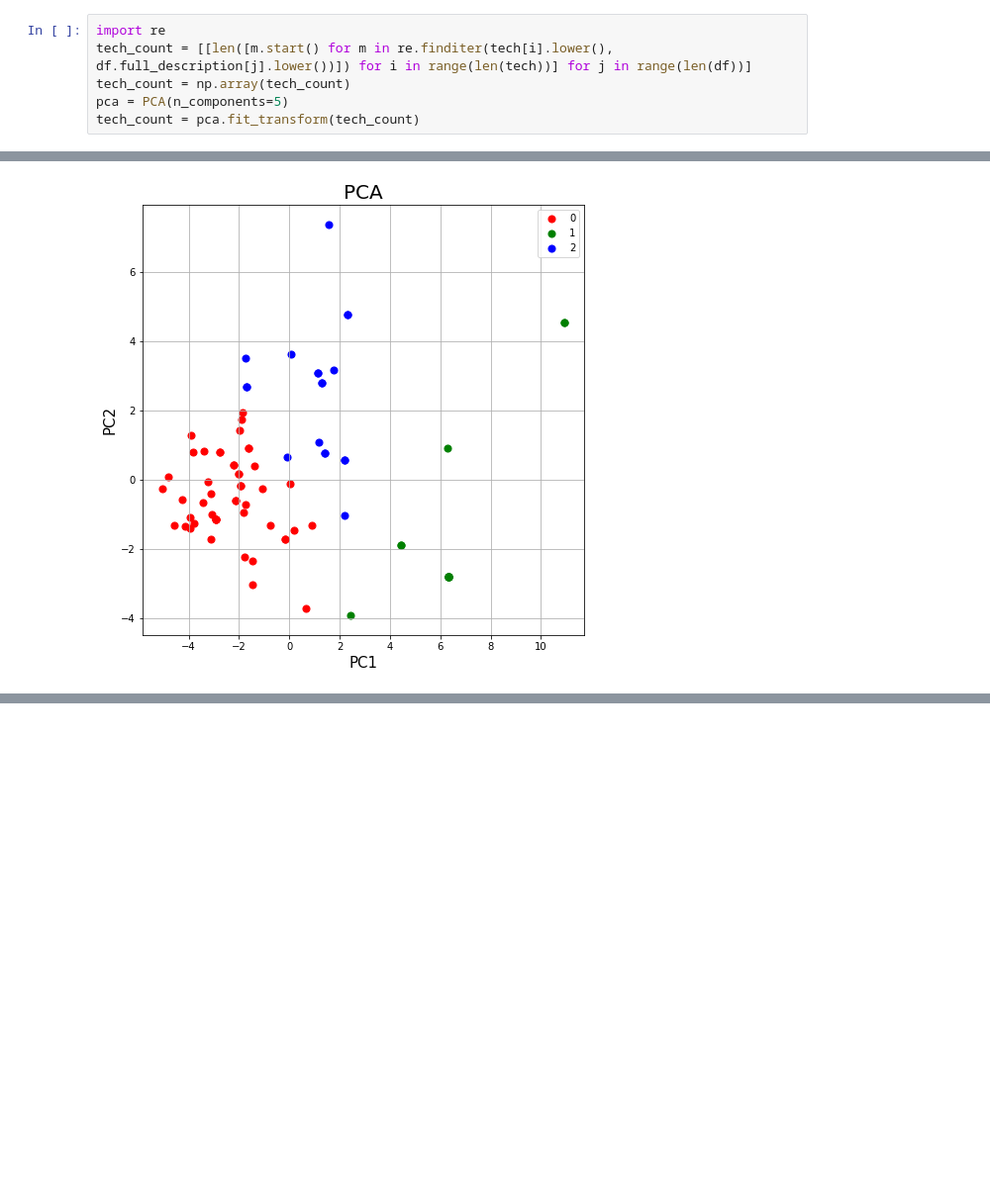
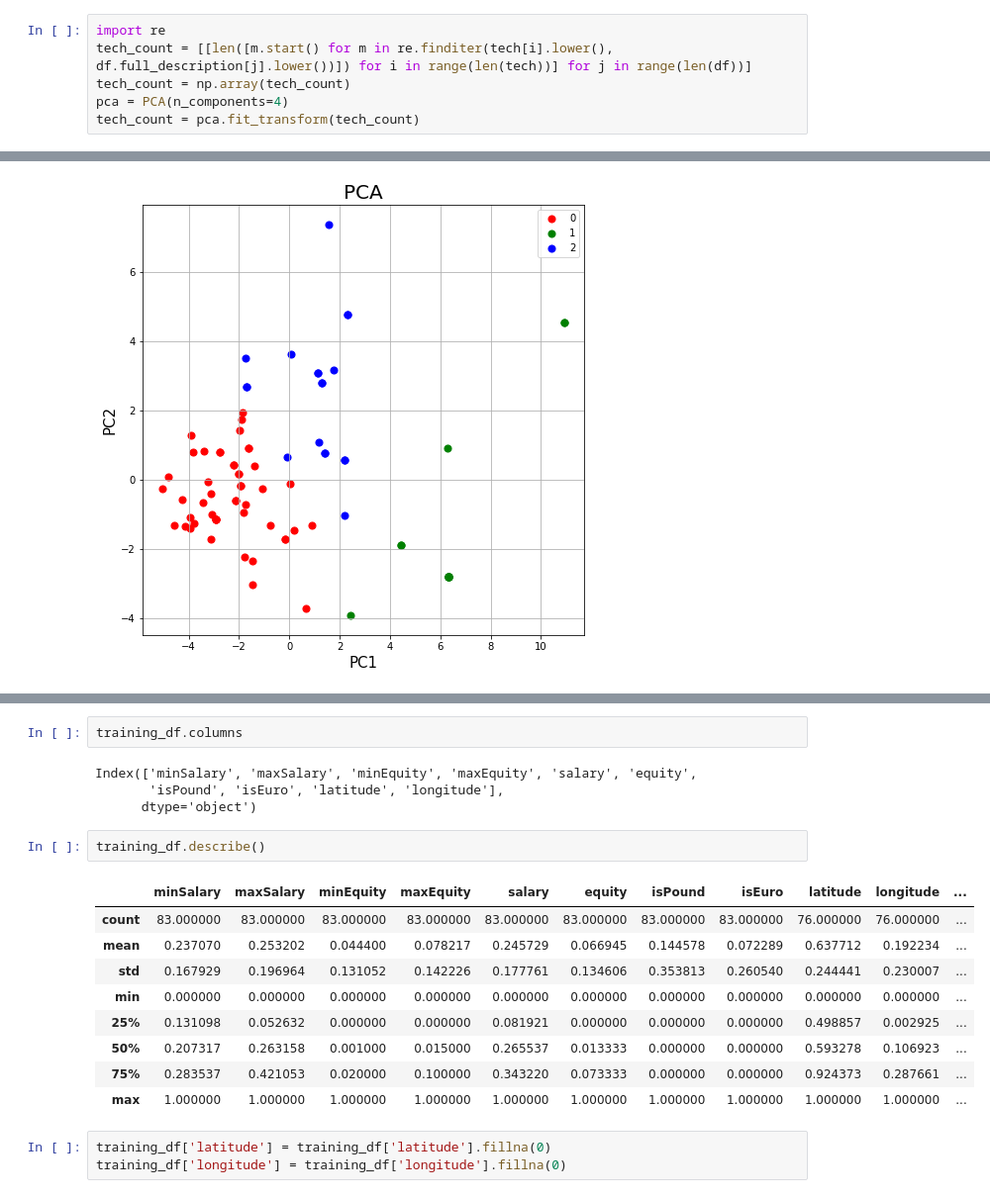
Before and after one commit to Santiago8888/Kin, a Jupyter notebook: Job_s_PCA_V1_1.ipynb, the cells around one changed output, grey strips where cells are left out. Shown: that part at 99% size. Drawn from its saved outputs; the diff is of its cells as text; blank space fills up the shorter version.

```diff
--- a/Job_s_PCA_V1_1.ipynb
+++ b/Job_s_PCA_V1_1.ipynb
@@ -210,5 +210,5 @@ with open('Data/tech.json') as json_file: tech = json.load(json_file)
 import re
 tech_count = [[len([m.start() for m in re.finditer(tech[i].lower(), df.full_description[j].lower())]) for i in range(len(tech))] for j in range(len(df))]
 tech_count = np.array(tech_count)
-pca = PCA(n_components=5)
+pca = PCA(n_components=4)
 tech_count = pca.fit_transform(tech_count)
@@ -273,0 +317,21 @@ Clusters Size: 49 15 19
+# %%
+training_df.columns
+# %% [output]
+Index(['minSalary', 'maxSalary', 'minEquity', 'maxEquity', 'salary', 'equity',
+       'isPound', 'isEuro', 'latitude', 'longitude'],
+      dtype='object')
+# %%
+training_df.describe()
+# %% [output]
+|  | minSalary | maxSalary | minEquity | maxEquity | salary | equity | isPound | isEuro | latitude | longitude | ... |
+| count | 83.000000 | 83.000000 | 83.000000 | 83.000000 | 83.000000 | 83.000000 | 83.000000 | 83.000000 | 76.000000 | 76.000000 | ... |
+| mean | 0.237070 | 0.253202 | 0.044400 | 0.078217 | 0.245729 | 0.066945 | 0.144578 | 0.072289 | 0.637712 | 0.192234 | ... |
+| std | 0.167929 | 0.196964 | 0.131052 | 0.142226 | 0.177761 | 0.134606 | 0.353813 | 0.260540 | 0.244441 | 0.230007 | ... |
+| min | 0.000000 | 0.000000 | 0.000000 | 0.000000 | 0.000000 | 0.000000 | 0.000000 | 0.000000 | 0.000000 | 0.000000 | ... |
+| 25% | 0.131098 | 0.052632 | 0.000000 | 0.000000 | 0.081921 | 0.000000 | 0.000000 | 0.000000 | 0.498857 | 0.002925 | ... |
+| 50% | 0.207317 | 0.263158 | 0.001000 | 0.015000 | 0.265537 | 0.013333 | 0.000000 | 0.000000 | 0.593278 | 0.106923 | ... |
+| 75% | 0.283537 | 0.421053 | 0.020000 | 0.100000 | 0.343220 | 0.073333 | 0.000000 | 0.000000 | 0.924373 | 0.287661 | ... |
+| max | 1.000000 | 1.000000 | 1.000000 | 1.000000 | 1.000000 | 1.000000 | 1.000000 | 1.000000 | 1.000000 | 1.000000 | ... |
+# %%
+training_df['latitude'] = training_df['latitude'].fillna(0)
+training_df['longitude'] = training_df['longitude'].fillna(0)
```
Also changed, not shown: parts of 13 cells of this notebook.
